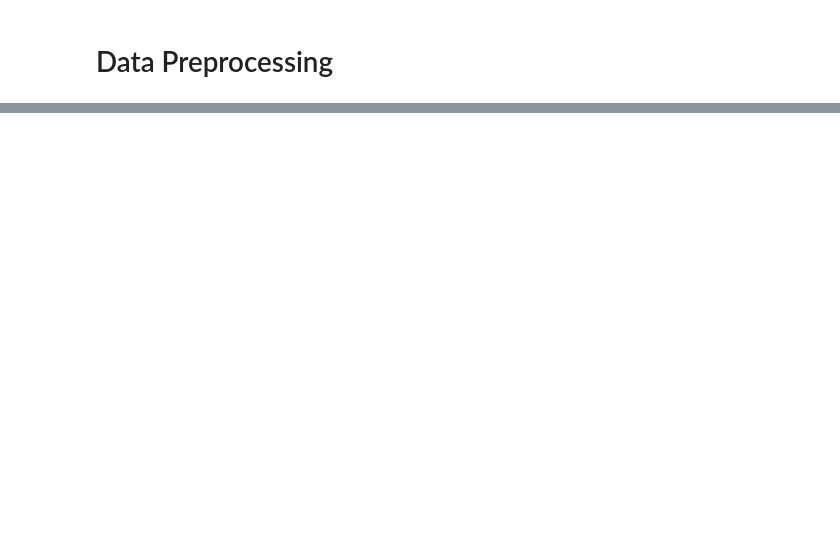
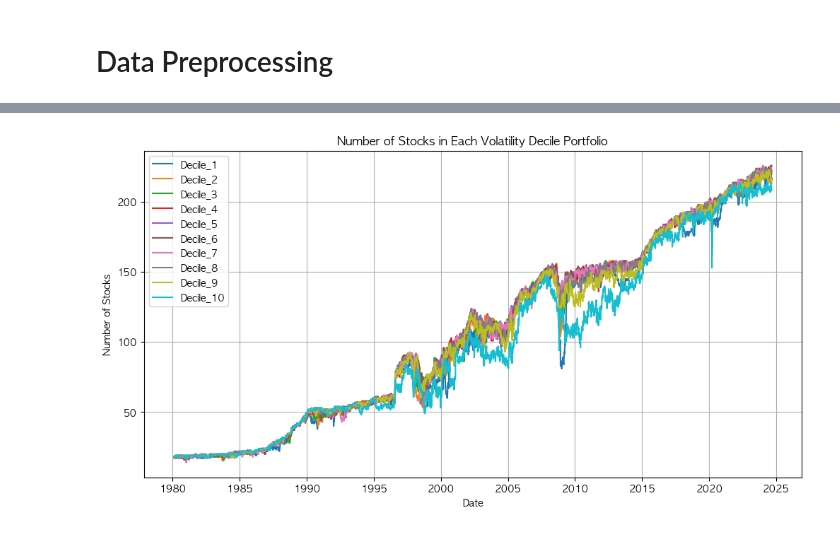
Before and after one commit to jaegu01/ml-stock-market, a Jupyter notebook: main copy.ipynb, the cells around one changed output, grey strips where cells are left out. Saved outputs shown, nothing was run; the diff lists cells and outputs as text; code cells hidden in the pictures; blank space fills up the shorter version.

```diff
--- a/main copy.ipynb
+++ b/main copy.ipynb
@@ -707,0 +233,82 @@ Holding Return: 0.4423
+# %%
+def get_volatility_decile_returns_and_counts(returns, days, trading_days=252):
+    decile_returns_df = pd.DataFrame(index=returns.index)
+    decile_counts_df = pd.DataFrame(index=returns.index)
+    month_ends = returns.index.to_series().resample('M').last().tolist()
+
+    for i in range(1, len(month_ends)):
+        rebalance_date = month_ends[i - 1]
+        next_rebalance_date = month_ends[i]
+        volatility_start_date = rebalance_date - pd.Timedelta(days=days)
+
+        volatility_returns = returns.loc[volatility_start_date:rebalance_date]
+
+        # 연율화된 volatility 계산
+        volatility = volatility_returns.std() * np.sqrt(trading_days)
+
+        sorted_volatility = volatility.sort_values().dropna()
+        # Volatility 0인 값 제거
+        sorted_volatility = sorted_volatility[sorted_volatility > 10e-5]
+        if sorted_volatility.empty:
+            continue
+
+        deciles = pd.qcut(sorted_volatility, 10, labels=False, duplicates='drop')
+
+        next_trading_day = returns.index[returns.index > rebalance_date][0]
+        period_returns = returns.loc[next_trading_day:next_rebalance_date]
+
+        for decile in range(10):
+            decile_stocks = sorted_volatility.index[deciles == decile]
+            decile_label = f'Decile_{decile + 1}'
+
+            if len(decile_stocks) > 0:
+                decile_portfolio_returns = period_returns[decile_stocks].mean(axis=1)
+                decile_returns_df.loc[decile_portfolio_returns.index, decile_label] = decile_portfolio_returns
+
+                # 각 날짜별로 데사일 포트폴리오의 종목 수 계산
+                decile_counts = (period_returns[decile_stocks].notna().sum(axis=1))
+                decile_counts_df.loc[decile_counts.index, decile_label] = decile_counts
+            else:
+                decile_returns_df.loc[period_returns.index, decile_label] = 0.0
+                decile_counts_df.loc[period_returns.index, decile_label] = 0
+
+    decile_returns_df = decile_returns_df.dropna(how='all')
+    decile_counts_df = decile_counts_df.dropna(how='all')
+    return decile_returns_df, decile_counts_df
+
+# 함수 실행
+decile_returns_df, decile_counts_df = get_volatility_decile_returns_and_counts(returns_df, 252)
+
+# 결과 출력
+print("Decile Returns:")
+print(decile_returns_df.head())
+print("\nDecile Portfolio Counts:")
+print(decile_counts_df.head())
+
+# 데사일별 포트폴리오 종목 수 시각화
+plt.figure(figsize=(12, 6))
+for col in decile_counts_df.columns:
+    plt.plot(decile_counts_df.index, decile_counts_df[col], label=col)
+
+plt.title('Number of Stocks in Each Volatility Decile Portfolio')
+plt.xlabel('Date')
+plt.ylabel('Number of Stocks')
+plt.legend()
+plt.grid(True)
+plt.show()
+
+# 평균 포트폴리오 크기 계산
+average_portfolio_size = decile_counts_df.mean()
+print("\nAverage Portfolio Size for Each Decile:")
+print(average_portfolio_size)
+
+# 데사일별 평균 포트폴리오 크기 막대 그래프
+plt.figure(figsize=(10, 6))
+average_portfolio_size.plot(kind='bar')
+plt.title('Average Number of Stocks in Each Volatility Decile Portfolio')
+plt.xlabel('Decile')
+plt.ylabel('Average Number of Stocks')
+plt.xticks(rotation=45)
+plt.tight_layout()
+plt.show()
+# %% [output]
@@ -707,0 +332 @@ Holding Return: 0.4423
+[figure, added]
```
Also changed, not shown: parts of 32 cells of this notebook.
